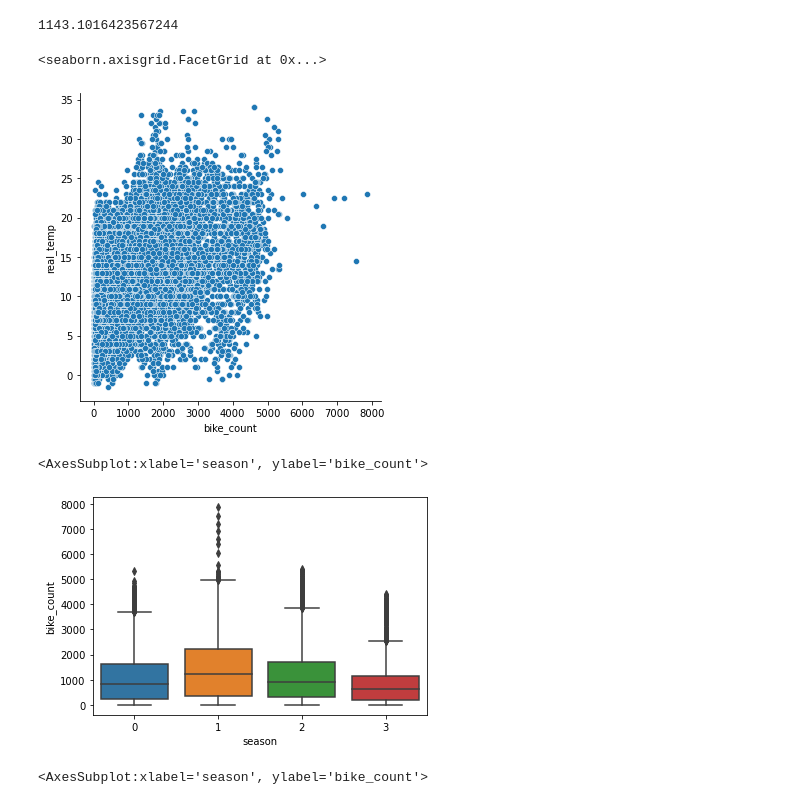
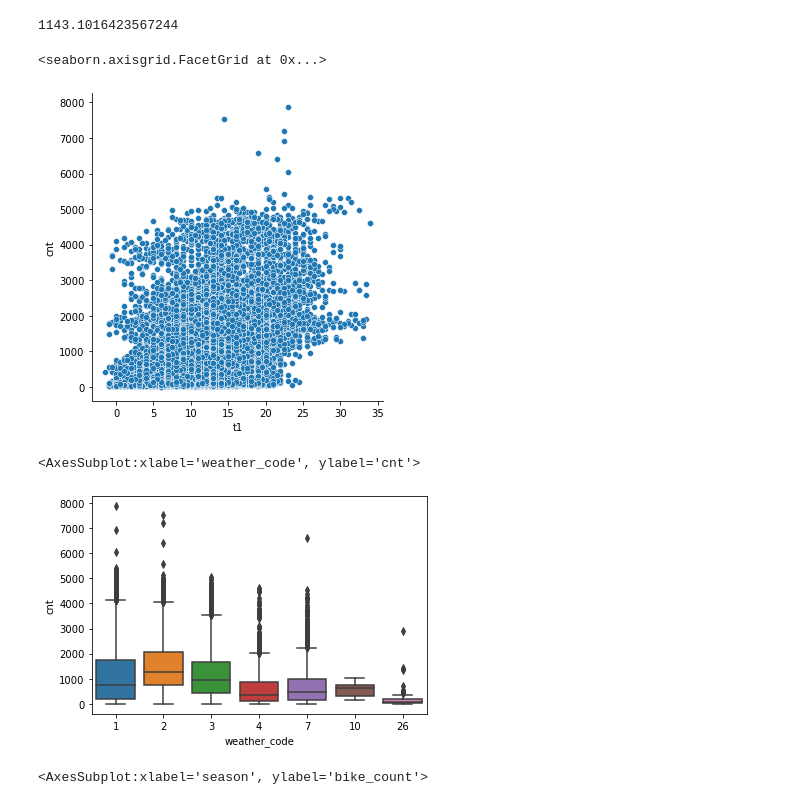
Before and after one commit to Rajusubba/london-bike-shares, a Jupyter notebook: London Bike Share.ipynb, the cells around one changed output. Drawn from its saved outputs; the diff is of its cells as text; code cells hidden in the pictures.

```diff
--- a/London Bike Share.ipynb
+++ b/London Bike Share.ipynb
@@ -108,15 +108,15 @@ print(average)
 import matplotlib.pyplot as plt
 import seaborn as sns
 # %%
-sns.relplot(x = "bike_count", y = "real_temp", data = bsd)
+sns.relplot(x = "t1", y = "cnt", data = bikeshares_data)
 # %% [output]
 <seaborn.axisgrid.FacetGrid at 0x...>
-[figure, old version]
+[figure, new version]
 # %%
-sns.boxplot(x = "season", y = "bike_count", data = bsd)
+sns.boxplot(x = "weather_code", y = "cnt", data = bikeshares_data)
 # %% [output]
-<AxesSubplot:xlabel='season', ylabel='bike_count'>
+<AxesSubplot:xlabel='weather_code', ylabel='cnt'>
-[figure, old version]
+[figure, new version]
 # %%
 sns.barplot(x = "season", y = "bike_count", data = bsd)
 # %% [output]
```
Also changed, not shown: parts of 9 cells of this notebook.
